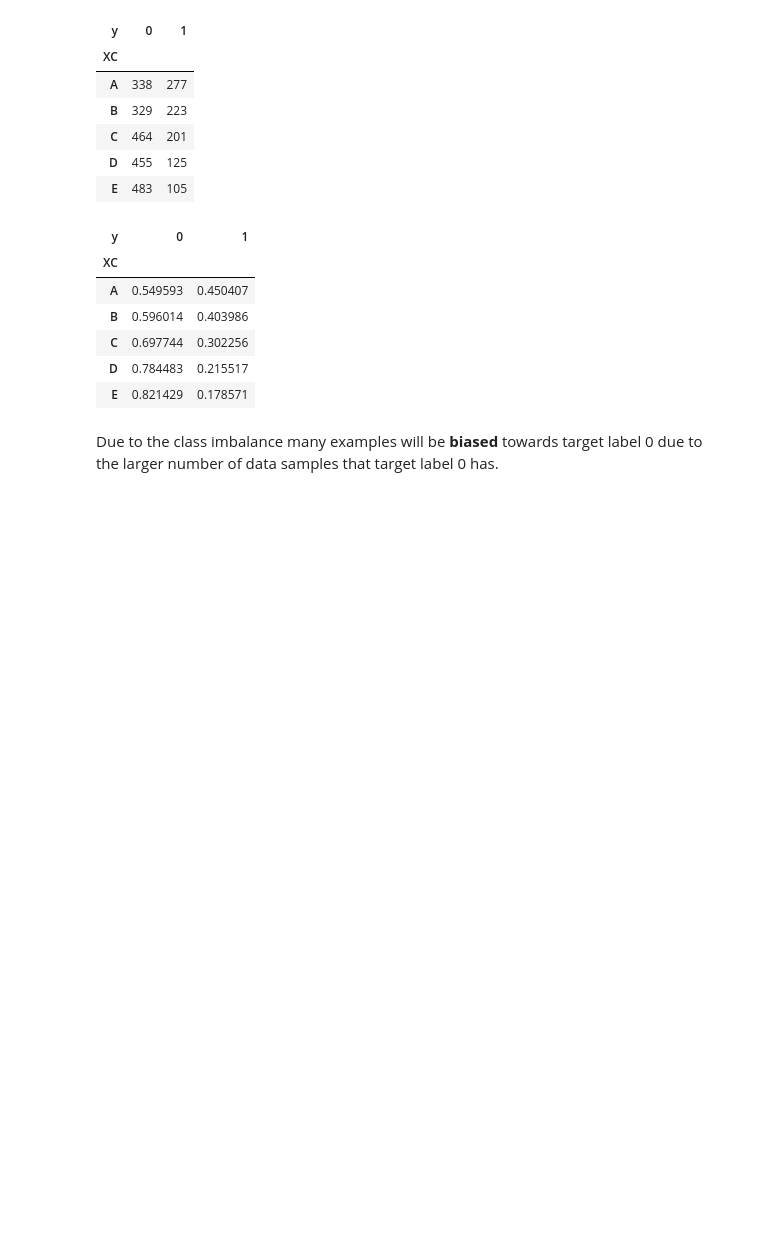
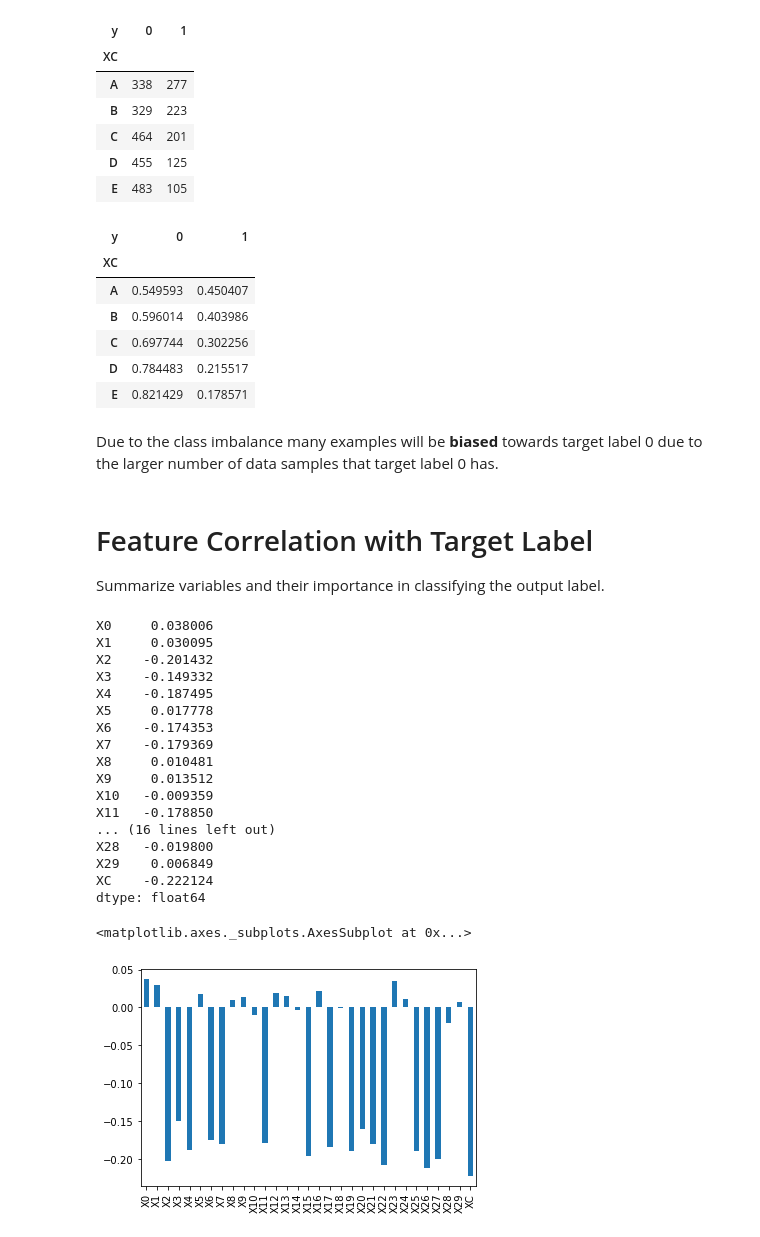
Before and after one commit to HenryCWoo/WellsFargoChallenge2020, a Jupyter notebook: notebooks/Raw Data Statistics.ipynb, the cells around one changed output. Cells and saved outputs as stored; diff of their text form; code cells hidden in the pictures; blank space fills up the shorter version.

```diff
--- a/notebooks/Raw Data Statistics.ipynb
+++ b/notebooks/Raw Data Statistics.ipynb
@@ -105,3 +105,38 @@ cr_tab.div(cr_tab.sum(axis=1), axis=0)
 | E | 0.821429 | 0.178571 |
 # %% [markdown]
 Due to the class imbalance many examples will be __biased__ towards target label 0 due to the larger number of data samples that target label 0 has.
+# %% [markdown]
+# Feature Correlation with Target Label
+Summarize variables and their importance in classifying the output label.
+# %%
+# First change column 'XC' into mapped integers instead of leaving them as char
+from pandas.api.types import CategoricalDtype
+feat_df = df.drop(['y'], axis=1)
+cat_type = CategoricalDtype(
+            categories=['A', 'B', 'C', 'D', 'E'], ordered=True)
+feat_df.XC = feat_df.XC.astype(cat_type).cat.codes
+
+# Pairwise Pearson Correlation
+pw_pearson = feat_df.corrwith(df['y'], method='pearson')
+print(pw_pearson)
+pw_pearson.plot.bar()
+# %% [output]
+X0     0.038006
+X1     0.030095
+X2    -0.201432
+X3    -0.149332
+X4    -0.187495
+X5     0.017778
+X6    -0.174353
+X7    -0.179369
+X8     0.010481
+X9     0.013512
+X10   -0.009359
+X11   -0.178850
+... (16 lines left out)
+X28   -0.019800
+X29    0.006849
+XC    -0.222124
+dtype: float64
+<matplotlib.axes._subplots.AxesSubplot at 0x...>
+[figure, added]
```
Also changed, not shown: parts of 1 cell of this notebook, 10 other files.
